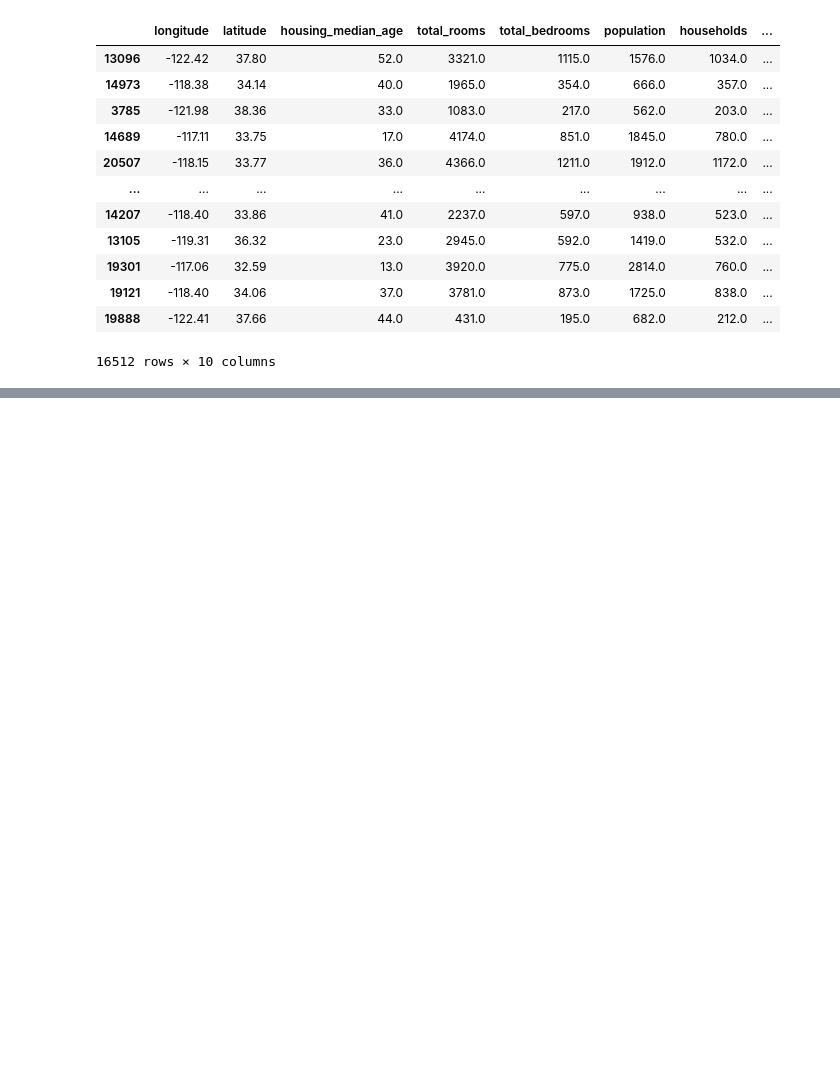
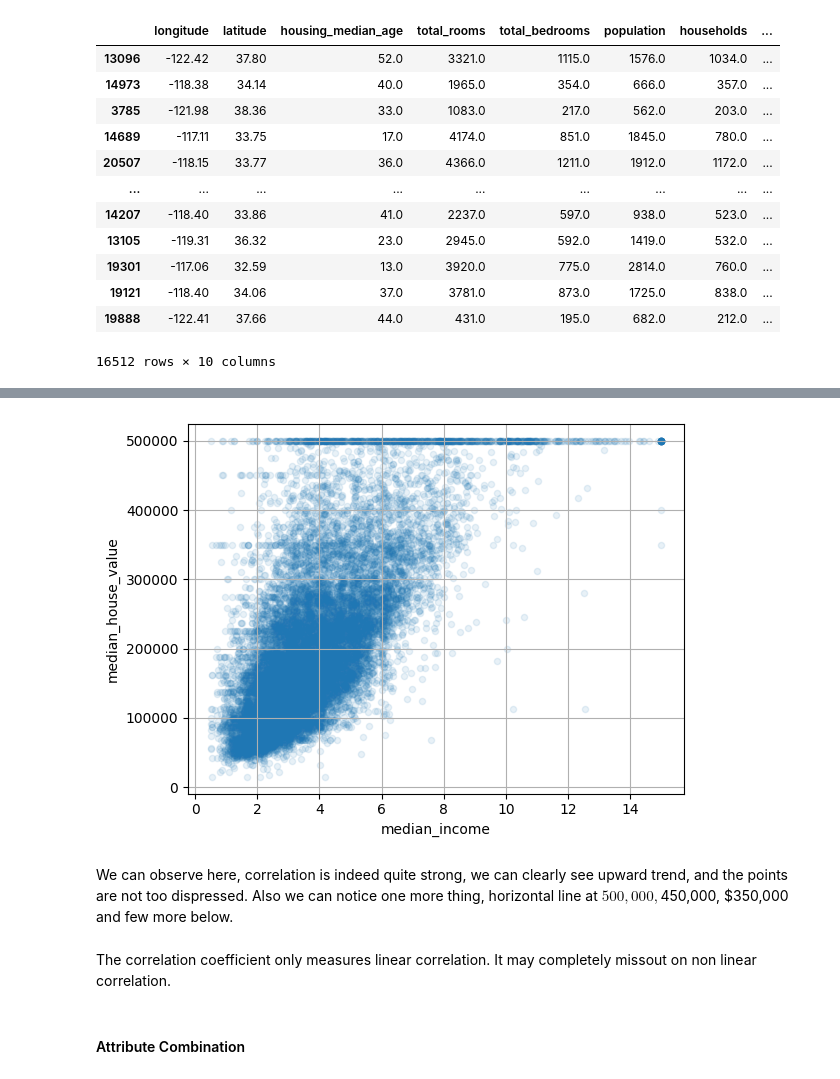
Before and after one commit to hegde-shashi/Learning, a Jupyter notebook: Machine Learning/Hands On Machine Learing/California_housing_price.ipynb, the cells around one changed output, grey strips where cells are left out. Cells and saved outputs as stored; diff of their text form; code cells hidden in the pictures; blank space fills up the shorter version.

```diff
--- a/Machine Learning/Hands On Machine Learing/California_housing_price.ipynb
+++ b/Machine Learning/Hands On Machine Learing/California_housing_price.ipynb
@@ -225,0 +283,11 @@ strat_train_set
+# %%
+housing.plot(kind='scatter', x='median_income', y='median_house_value', alpha=0.1, grid=True)
+plt.show()
+# %% [output]
+[figure, added]
+# %% [markdown]
+We can observe here, correlation is indeed quite strong, we can clearly see upward trend, and the points are not too dispressed. Also we can notice one more thing, horizontal line at $500,000, $450,000, $350,000 and few more below.
+# %% [markdown]
+The correlation coefficient only measures linear correlation. It may completely missout on non linear correlation.
+# %% [markdown]
+#### Attribute Combination
```
Also changed, not shown: parts of 48 cells of this notebook, 1 other file.
